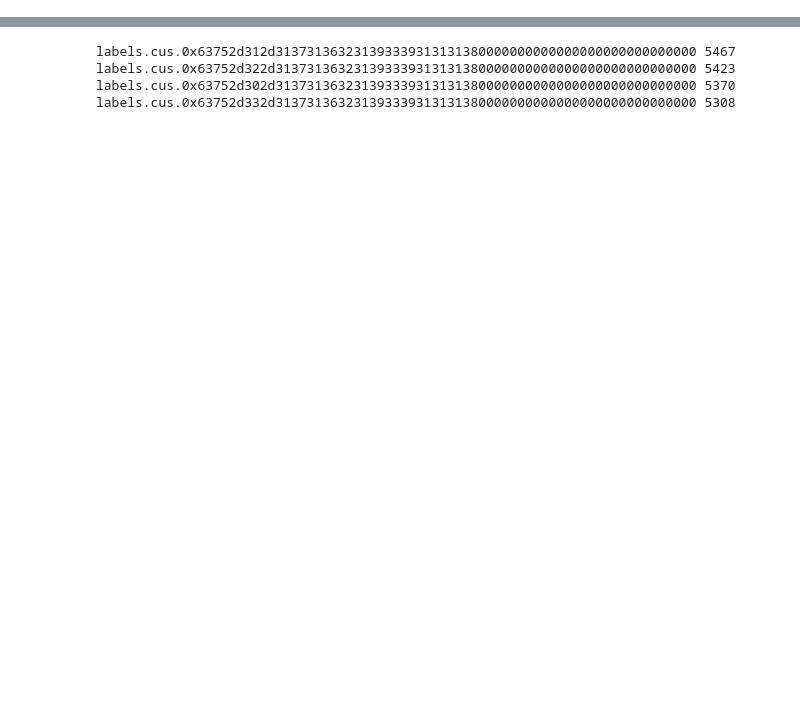
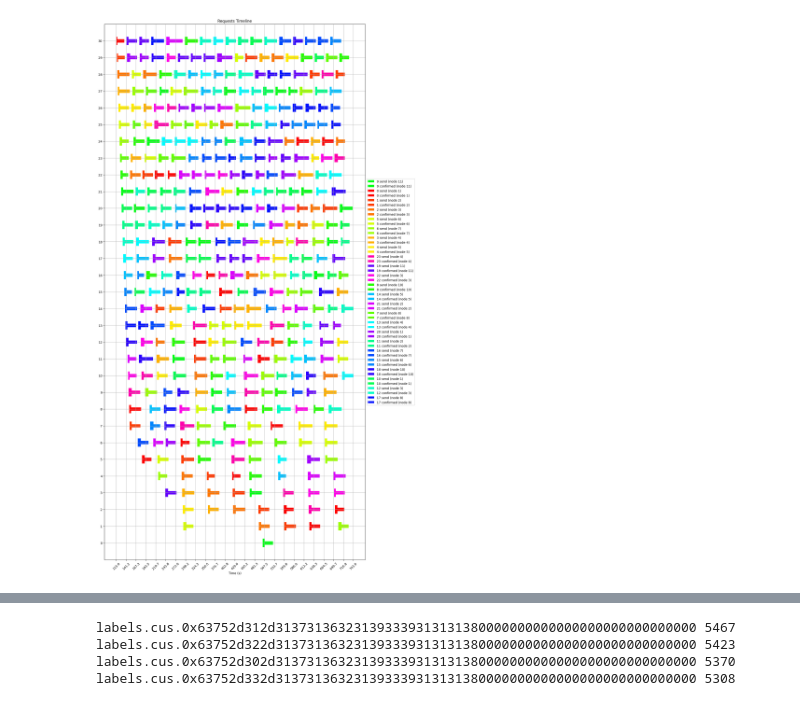
Before and after one commit to fluencelabs/ipc-load-test, a Jupyter notebook: analysis/Analysis.ipynb, the cells around one changed output, grey strips where cells are left out. Drawn from its saved outputs; the diff is of its cells as text; code cells hidden in the pictures; blank space fills up the shorter version.

```diff
--- a/analysis/Analysis.ipynb
+++ b/analysis/Analysis.ipynb
@@ -86,3 +89,85 @@ plt.show()
+# %%
+threshold = 5e3
+lines = []
+def place_in_lines(group):
+    start = group['start'].min()
+    end = group['end'].max()
+
+    placed = False
+    for i, line in enumerate(lines):
+        line_end, line_groups = line
+        if line_end + threshold < start:
+            line_groups.append(group)
+            lines[i] = (end, line_groups)
+            placed = True
+            break
+
+    if not placed:
+        lines.append((end, [group]))
+
+groups = points.groupby('id')
+
+# quantile = groups.apply(
+#     lambda g: g['duration'].max(),
+#     include_groups = False
+# ).quantile(0.99)
+quantile = float("inf")
+long_groups = []
+
+for _, group in groups:
+    duration = group['duration'].max()
+
+    if duration > quantile:
+        long_groups.append(group)
+    else:
+        place_in_lines(group)
+
+for group in long_groups:
+    place_in_lines(group)
+
+lines = [pd.concat(groups) for _, groups in lines]
+
+FACTOR = 1e3
+senders = len(points['sender'].unique())
+cmap = get_cmap(senders)
+
+plt.figure(figsize=(15, len(lines)))
+
+labels = set()
+def plot_line(i, line):
+    def plot_pdata(pdata, th, label, color):
+        data = list(zip(pdata['start'] / FACTOR, pdata['duration']  / FACTOR))
+        plt.broken_barh(data, (i-th/2, th), facecolor=color, label=label if not label in labels else "")
+        labels.add(label)
+
+    for pnum, pdata in line.groupby('sender'):
+        nodes = pdata['node'].unique()
+        assert(len(nodes) == 1)
+        node = nodes[0]
+        sent = pdata[pdata["status"] == "success"]
+        confirmed = pdata[pdata["status"] == "confirmed"]
+        retries = pdata[~pdata["status"].isin(["success", "confirmed"])]
+        color = cmap[pnum]
+        plot_pdata(sent, 0.5, f"{pnum} send (node {node})", color)
+        plot_pdata(confirmed, 0.2, f"{pnum} confirmed (node {node})", color)
+
+        plt.scatter(retries['end'] / FACTOR, [i] * len(retries), color="black")
+
+for i, line in enumerate(reversed(lines)):
+    plot_line(i, line)
+
+# Formatting
+plt.xticks(np.linspace(confirmed["start"].min() / FACTOR, confirmed["end"].max() / FACTOR, 25), rotation=45)
+plt.yticks(np.linspace(0, len(lines) - 1, len(lines)))
+
+plt.xlabel('Time (s)')
+plt.title('Requests Timeline')
+plt.legend(loc='center left', bbox_to_anchor=(1, 0.5))
+plt.ylim(-1, len(lines))
+plt.grid(True)
+plt.show()
+# %% [output]
+[figure, added]
 # %%
 reqs = confirmed[["end", "size"]].copy()
 reqs["end"] = pd.to_timedelta(reqs["end"], unit="ms")
```
Also changed, not shown: parts of 14 cells of this notebook, 7 other files.
